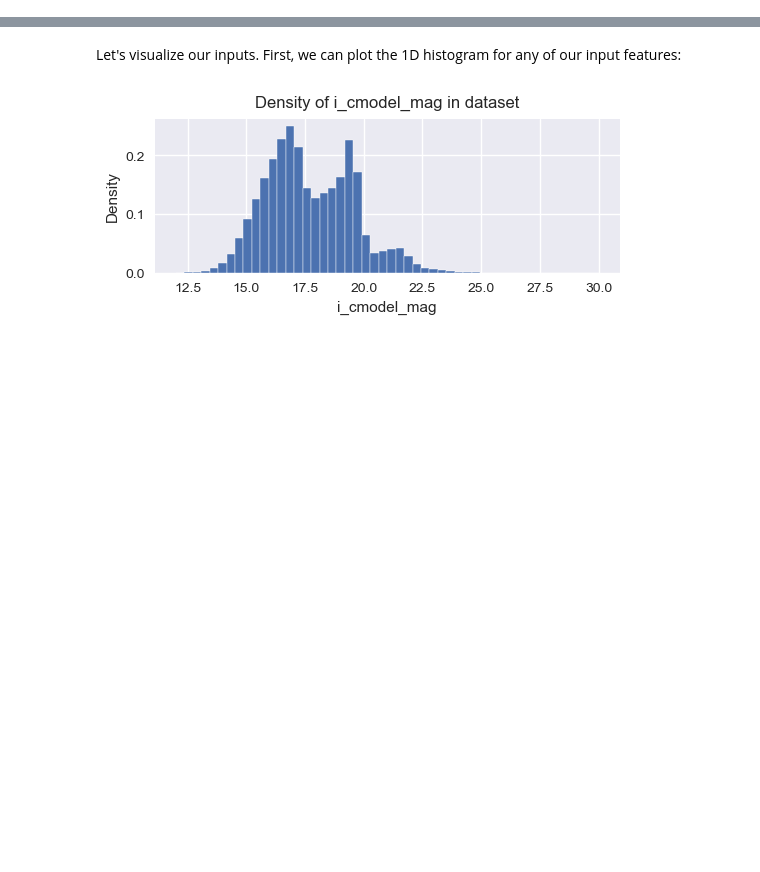
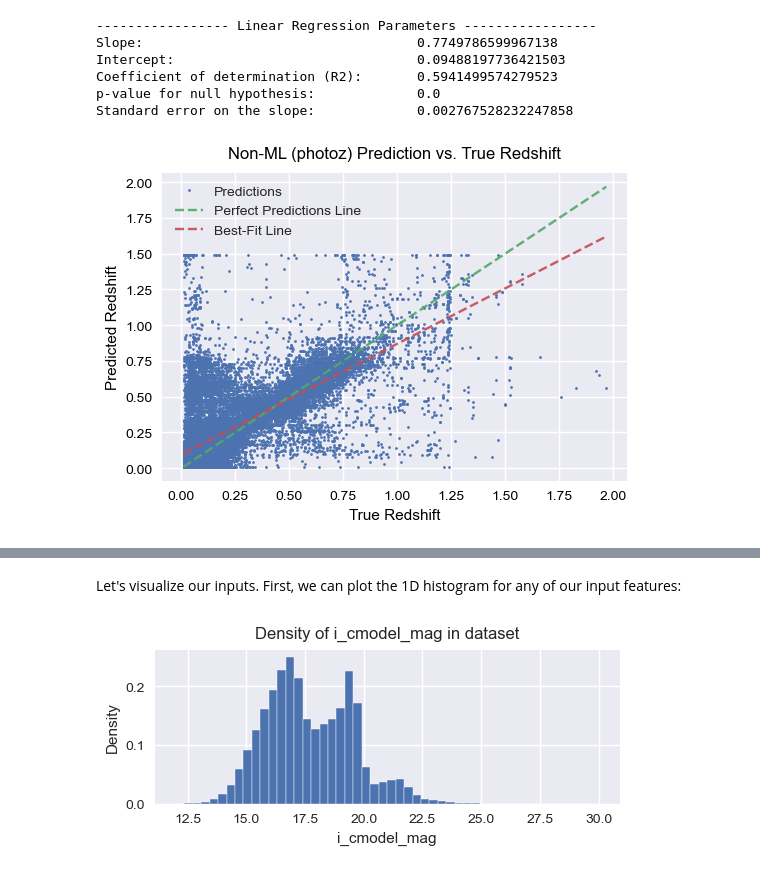
Before and after one commit to baron-de-montblanc/PHYS2550-Final-Project, a Jupyter notebook: workbook.ipynb, the cells around one changed output, grey strips where cells are left out. Drawn from its saved outputs; the diff is of its cells as text; code cells hidden in the pictures; blank space fills up the shorter version.

```diff
--- a/workbook.ipynb
+++ b/workbook.ipynb
@@ -30,0 +41,18 @@ plt.style.use("seaborn-v0_8")
+# %%
+from src.preprocess import load
+from src.visualize import visualize_predictions
+
+old_z, true_z, features = load("./data/specz_photoz.csv", mode="all", zmax=2)
+
+visualize_predictions(true_z.flatten(), old_z.flatten(), "Non-ML (photoz)",
+                      #savepath="./photoz_preds.png",
+                      #transparent=True,
+                      )
+# %% [output]
+----------------- Linear Regression Parameters -----------------
+Slope:                                   0.7749786599967138
+Intercept:                               0.09488197736421503
+Coefficient of determination (R2):       0.5941499574279523
+p-value for null hypothesis:             0.0
+Standard error on the slope:             0.002767528232247858
+[figure, added]
```
Also changed, not shown: parts of 40 cells of this notebook, 11 other files.
